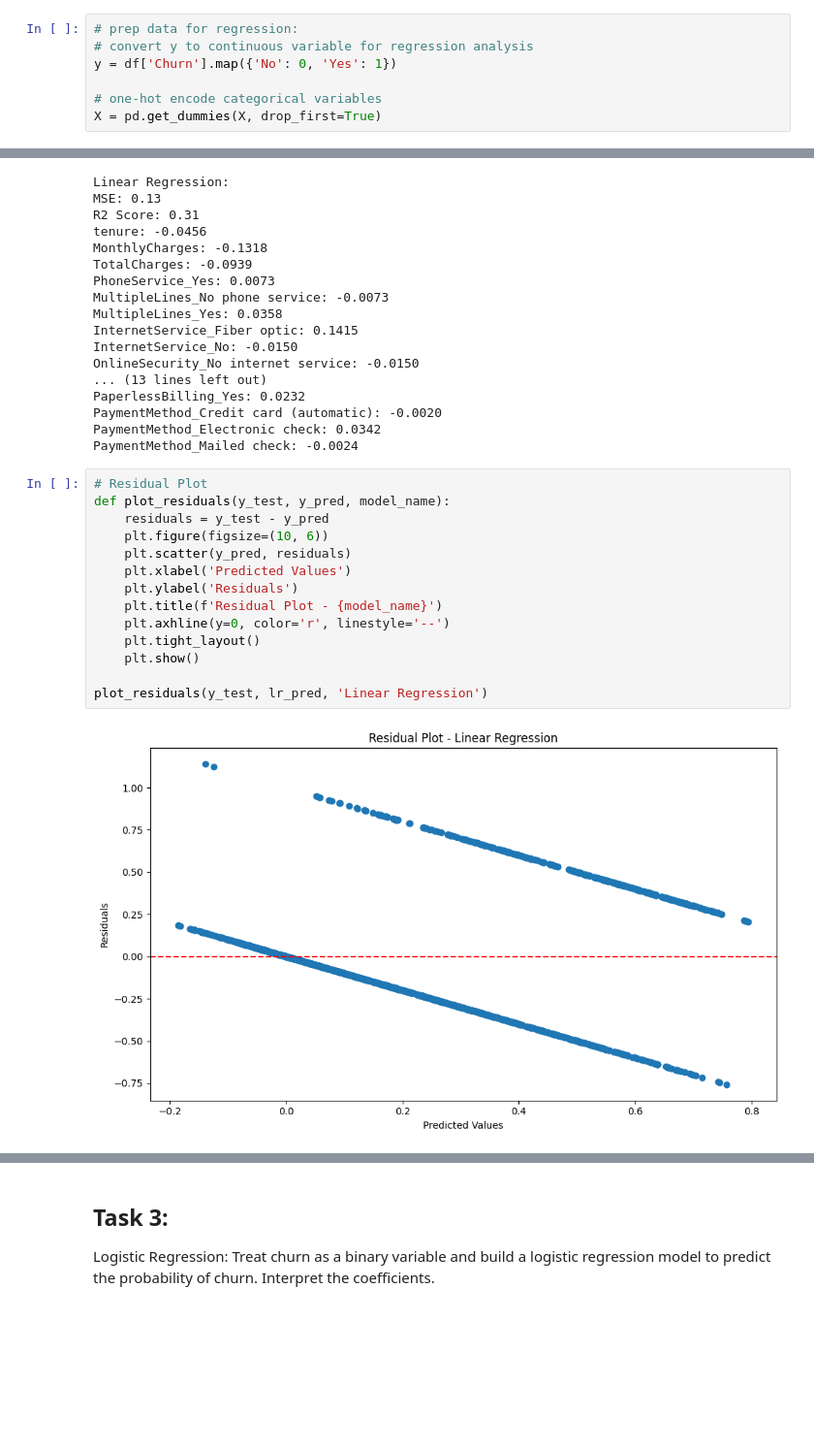
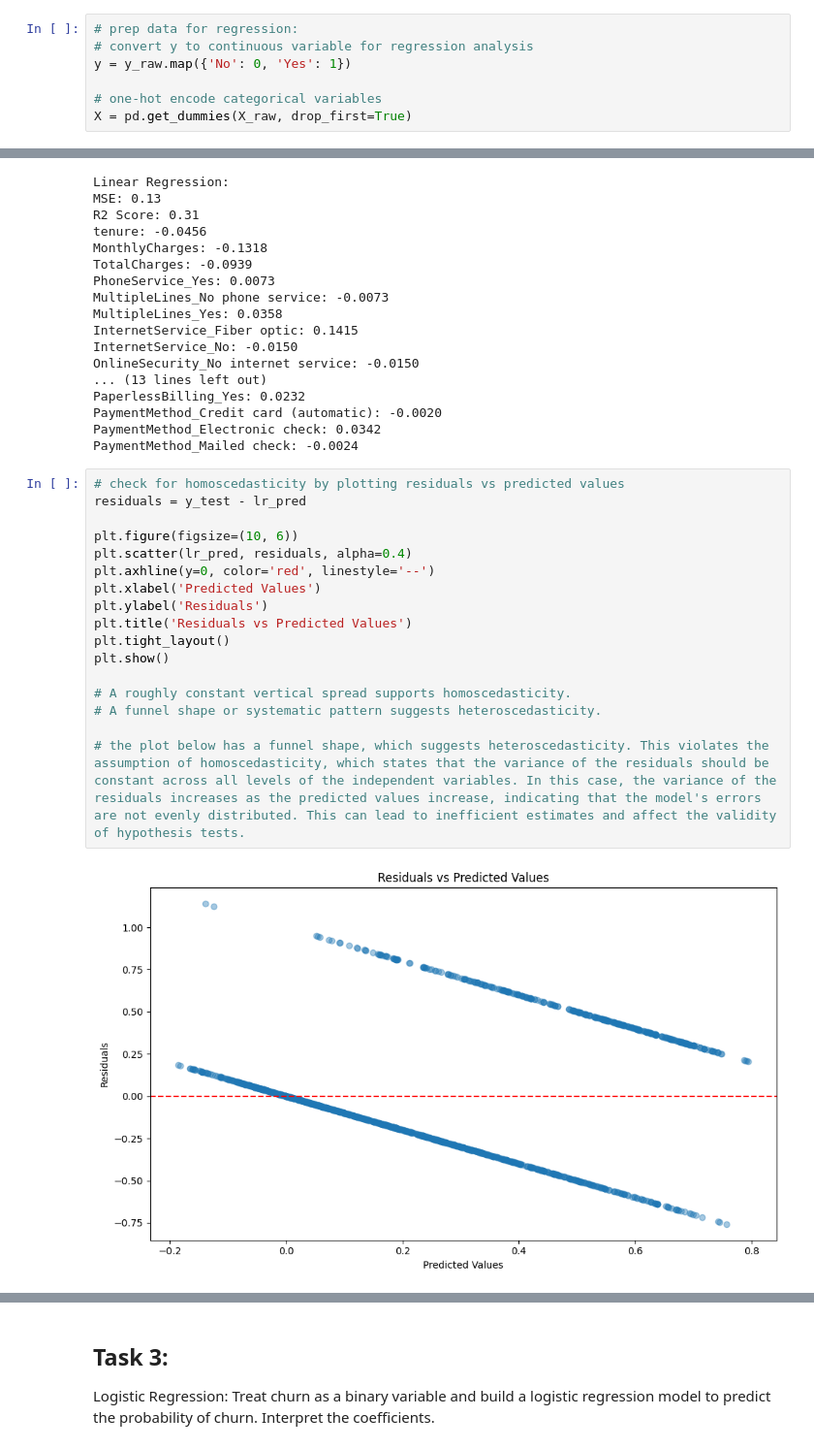
Before and after one commit to duke-aipi-Han/aipi590-XAI, a Jupyter notebook: assumption-junction/telco-churn-analysis.ipynb, the cells around one changed output, grey strips where cells are left out. Shown at 97% size. Cells and saved outputs as stored; diff of their text form; blank space fills up the shorter version.

```diff
--- a/assumption-junction/telco-churn-analysis.ipynb
+++ b/assumption-junction/telco-churn-analysis.ipynb
@@ -171,10 +236,10 @@ Linear Regression: Treat the churn variable as a continuous variable (e.g., 0 fo
 # %%
 # prep data for regression:
 # convert y to continuous variable for regression analysis
-y = df['Churn'].map({'No': 0, 'Yes': 1})
+y = y_raw.map({'No': 0, 'Yes': 1})
 
 # one-hot encode categorical variables
-X = pd.get_dummies(X, drop_first=True)
+X = pd.get_dummies(X_raw, drop_first=True)
 # %%
 y.describe()
 # %% [output]
@@ -229,19 +294,22 @@ PaperlessBilling_Yes: 0.0232
 PaymentMethod_Credit card (automatic): -0.0020
 PaymentMethod_Electronic check: 0.0342
 PaymentMethod_Mailed check: -0.0024
-# %%
-# Residual Plot
-def plot_residuals(y_test, y_pred, model_name):
-    residuals = y_test - y_pred
-    plt.figure(figsize=(10, 6))
-    plt.scatter(y_pred, residuals)
-    plt.xlabel('Predicted Values')
-    plt.ylabel('Residuals')
-    plt.title(f'Residual Plot - {model_name}')
-    plt.axhline(y=0, color='r', linestyle='--')
-    plt.tight_layout()
-    plt.show()
-
-plot_residuals(y_test, lr_pred, 'Linear Regression')
-# %% [output]
-[figure, removed]
+# %%
+# check for homoscedasticity by plotting residuals vs predicted values
+residuals = y_test - lr_pred
+
+plt.figure(figsize=(10, 6))
+plt.scatter(lr_pred, residuals, alpha=0.4)
+plt.axhline(y=0, color='red', linestyle='--')
+plt.xlabel('Predicted Values')
+plt.ylabel('Residuals')
+plt.title('Residuals vs Predicted Values')
+plt.tight_layout()
+plt.show()
+
+# A roughly constant vertical spread supports homoscedasticity.
+# A funnel shape or systematic pattern suggests heteroscedasticity.
+
+# the plot below has a funnel shape, which suggests heteroscedasticity. This violates the assumption of homoscedasticity, which states that the variance of the residuals should be constant across all levels of the independent variables. In this case, the variance of the residuals increases as the predicted values increase, indicating that the model's errors are not evenly distributed. This can lead to inefficient estimates and affect the validity of hypothesis tests.
+# %% [output]
+[figure, added]
```
Also changed, not shown: parts of 21 cells of this notebook, 1 other file.
